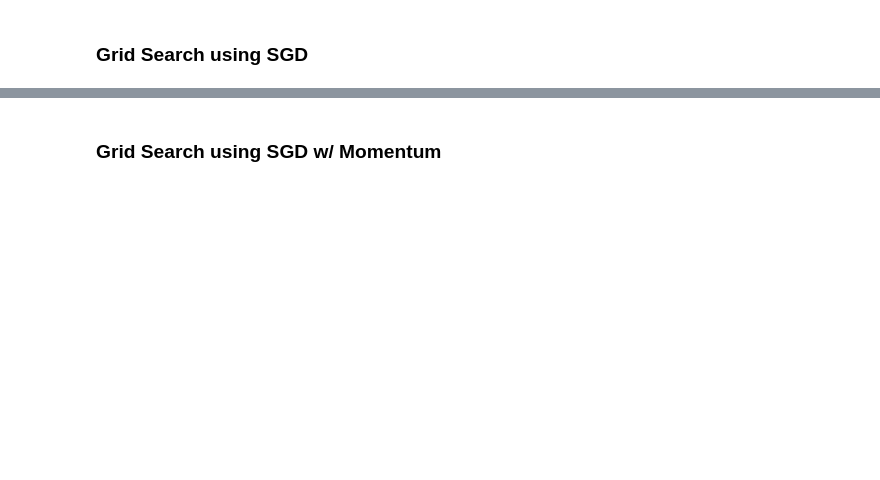
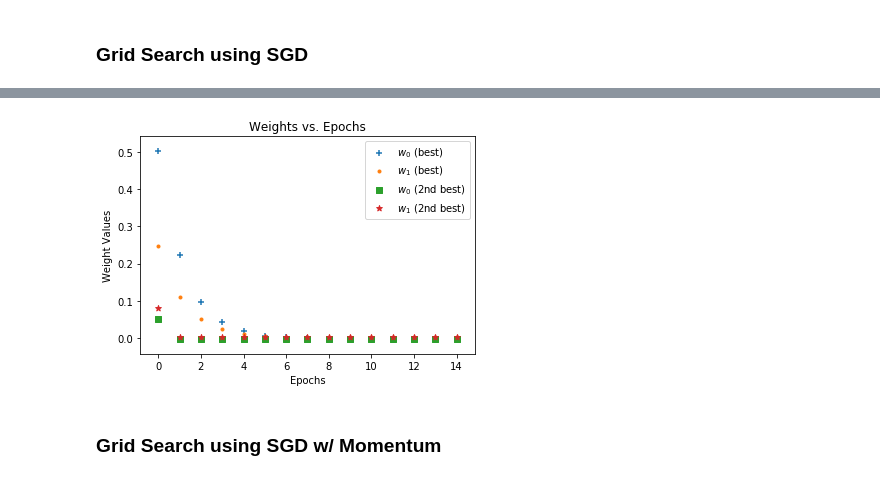
Before and after one commit to jsigee87/data_science_principles, a Jupyter notebook: hw3/HW3.ipynb, the cells around one changed output, grey strips where cells are left out. Saved outputs shown, nothing was run; the diff lists cells and outputs as text; code cells hidden in the pictures; blank space fills up the shorter version.

```diff
--- a/hw3/HW3.ipynb
+++ b/hw3/HW3.ipynb
@@ -306,3 +303,15 @@ plt.scatter(range(15), best0.mse_hist, label='MSE')
+# %%
+plt.scatter(range(15), best0.W0_hist, label='$ w_0 $ (best)', marker="+")
+plt.scatter(range(15), best0.W1_hist, label='$ w_1 $ (best)', marker='.')
+plt.scatter(range(15), best1.W0_hist, label='$ w_0 $ (2nd best)', marker=",")
+plt.scatter(range(15), best1.W1_hist, label='$ w_1 $ (2nd best)', marker='*')
+plt.xlabel("Epochs")
+plt.ylabel("Weight Values")
+plt.title("Weights vs. Epochs")
+plt.legend()
+plt.show()
+# %% [output]
+[figure, added]
 # %% [markdown]
 ### Grid Search using SGD w/ Momentum
 # %%
```
Also changed, not shown: parts of 26 cells of this notebook.
